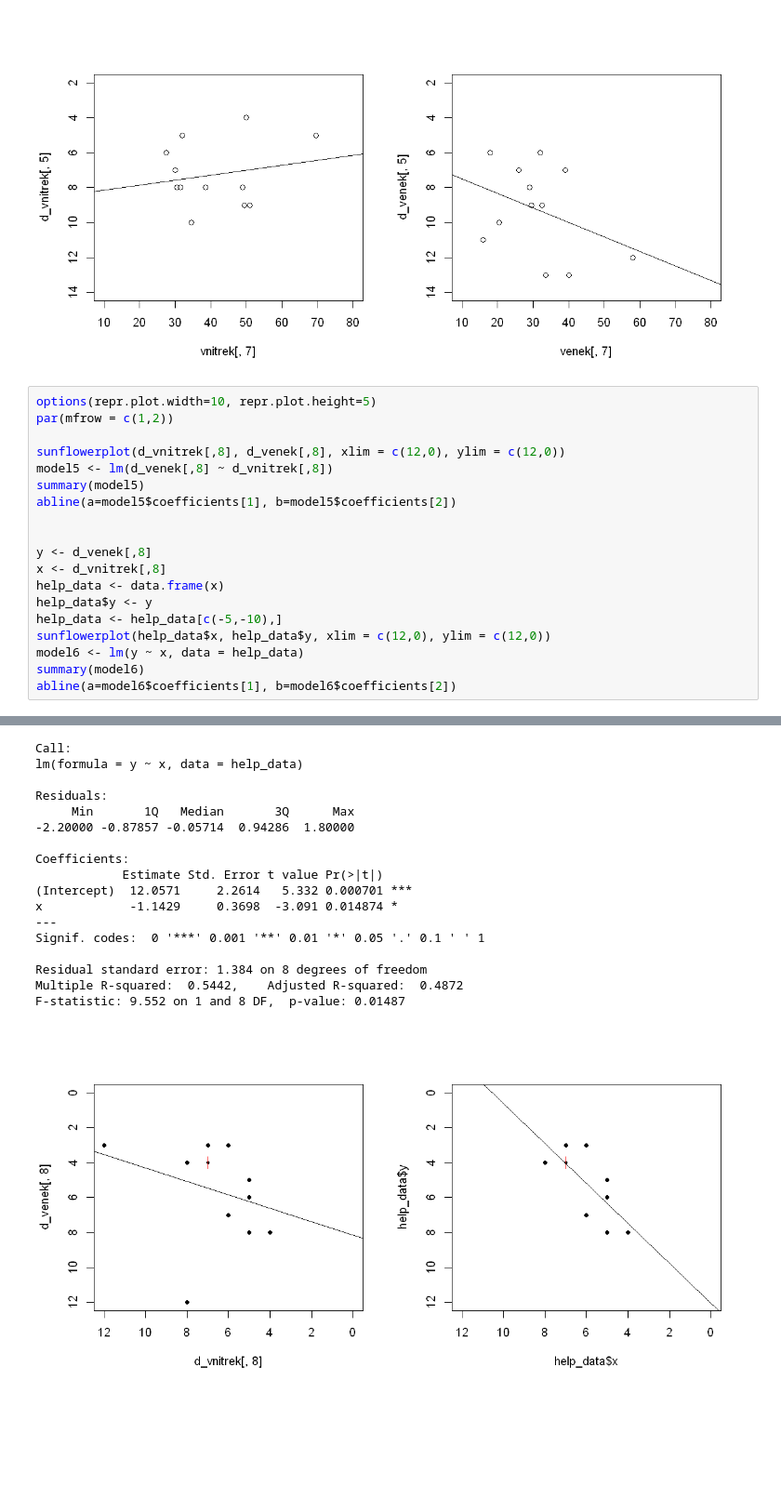
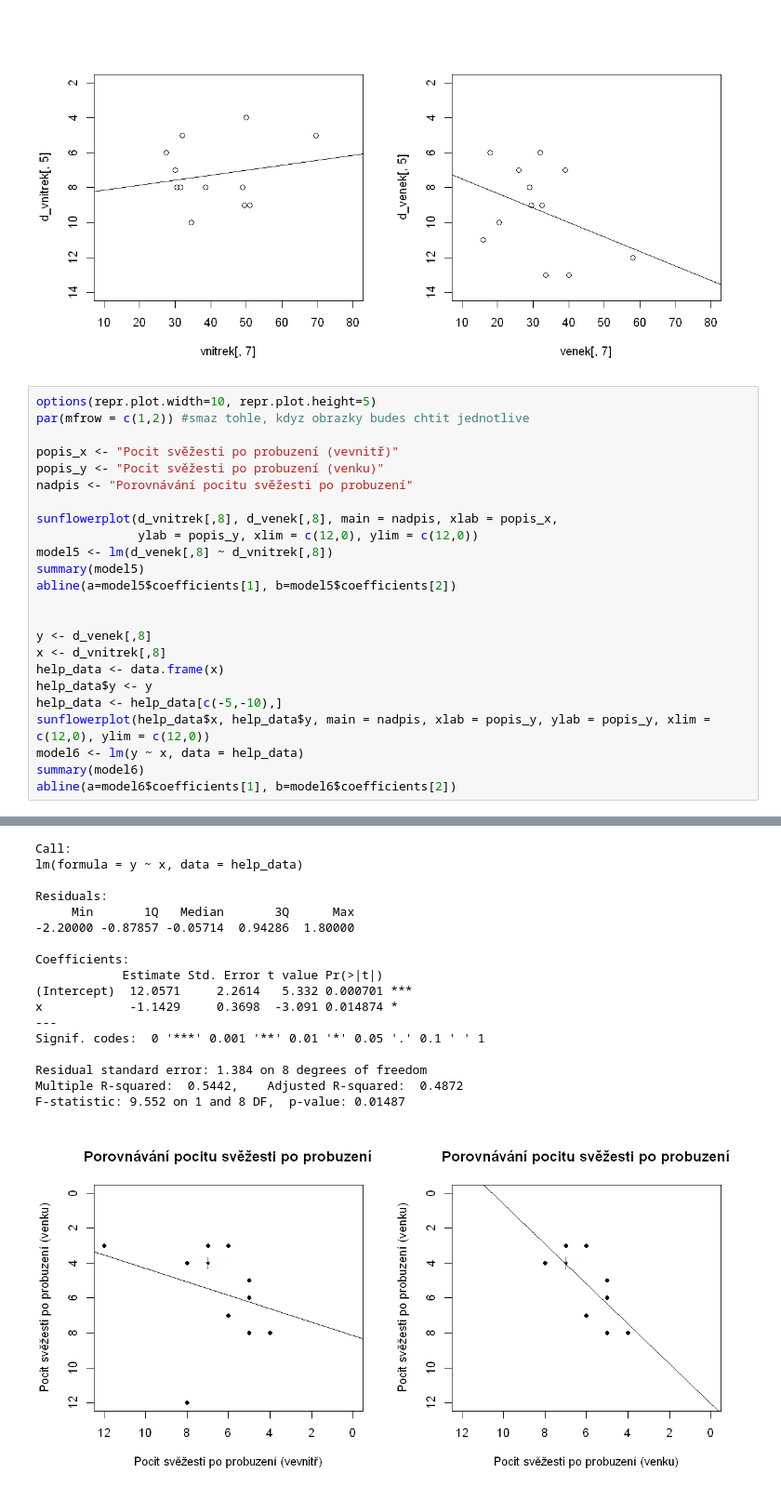
Before and after one commit to magicbeans817/projekt_spani, a Jupyter notebook: script.ipynb, the cells around one changed output, grey strips where cells are left out. Shown at 93% size. Drawn from its saved outputs; the diff is of its cells as text; blank space fills up the shorter version.

```diff
--- a/script.ipynb
+++ b/script.ipynb
@@ -245,9 +239,14 @@ F-statistic: 1.572 on 1 and 10 DF,  p-value: 0.2384
 [figure]
 # %%
 options(repr.plot.width=10, repr.plot.height=5)
-par(mfrow = c(1,2))
+par(mfrow = c(1,2)) #smaz tohle, kdyz obrazky budes chtit jednotlive
 
-sunflowerplot(d_vnitrek[,8], d_venek[,8], xlim = c(12,0), ylim = c(12,0))
+popis_x <- "Pocit svěžesti po probuzení (vevnitř)"
+popis_y <- "Pocit svěžesti po probuzení (venku)"
+nadpis <- "Porovnávání pocitu svěžesti po probuzení"
+
+sunflowerplot(d_vnitrek[,8], d_venek[,8], main = nadpis, xlab = popis_x,
+              ylab = popis_y, xlim = c(12,0), ylim = c(12,0))
 model5 <- lm(d_venek[,8] ~ d_vnitrek[,8])
 summary(model5)
 abline(a=model5$coefficients[1], b=model5$coefficients[2])
@@ -258,7 +257,7 @@ x <- d_vnitrek[,8]
 help_data <- data.frame(x)
 help_data$y <- y
 help_data <- help_data[c(-5,-10),]
-sunflowerplot(help_data$x, help_data$y, xlim = c(12,0), ylim = c(12,0))
+sunflowerplot(help_data$x, help_data$y, main = nadpis, xlab = popis_y, ylab = popis_y, xlim = c(12,0), ylim = c(12,0))
 model6 <- lm(y ~ x, data = help_data)
 summary(model6)
 abline(a=model6$coefficients[1], b=model6$coefficients[2])
@@ -270,34 +269,34 @@ Residuals:
     Min      1Q  Median      3Q     Max
 -2.8390 -1.4555 -0.8048  1.2192  6.9281
 
 Coefficients:
                Estimate Std. Error t value Pr(>|t|)
 (Intercept)      8.1404     2.7477   2.963   0.0142 *
 d_vnitrek[, 8]  -0.3836     0.3945  -0.972   0.3539
 ---
 Signif. codes:  0 '***' 0.001 '**' 0.01 '*' 0.05 '.' 0.1 ' ' 1
 
 Residual standard error: 2.752 on 10 degrees of freedom
 Multiple R-squared:  0.08635,   Adjusted R-squared:  -0.005015
 F-statistic: 0.9451 on 1 and 10 DF,  p-value: 0.3539
 Call:
 lm(formula = y ~ x, data = help_data)
 
 Residuals:
      Min       1Q   Median       3Q      Max
 -2.20000 -0.87857 -0.05714  0.94286  1.80000
 
 Coefficients:
             Estimate Std. Error t value Pr(>|t|)
 (Intercept)  12.0571     2.2614   5.332 0.000701 ***
 x            -1.1429     0.3698  -3.091 0.014874 *
 ---
 Signif. codes:  0 '***' 0.001 '**' 0.01 '*' 0.05 '.' 0.1 ' ' 1
 
 Residual standard error: 1.384 on 8 degrees of freedom
 Multiple R-squared:  0.5442,    Adjusted R-squared:  0.4872
 F-statistic: 9.552 on 1 and 8 DF,  p-value: 0.01487
-[figure, old version]
+[figure, new version]
 # %%
 noc_jedna <- data.frame(read_excel("Venek-1.noc.xlsx")) #nacitam data
 noc_dva <- data.frame(read_excel("venek-2.noc.xlsx")) #nacitam data
```
Also changed, not shown: parts of 5 cells of this notebook.
